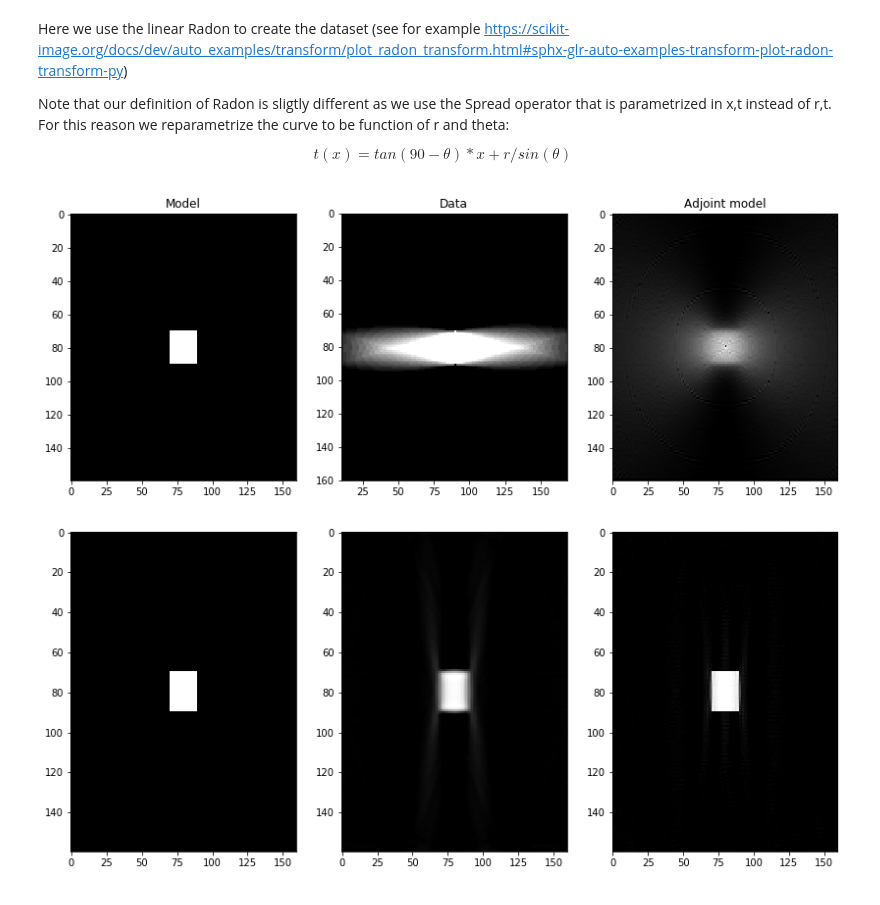
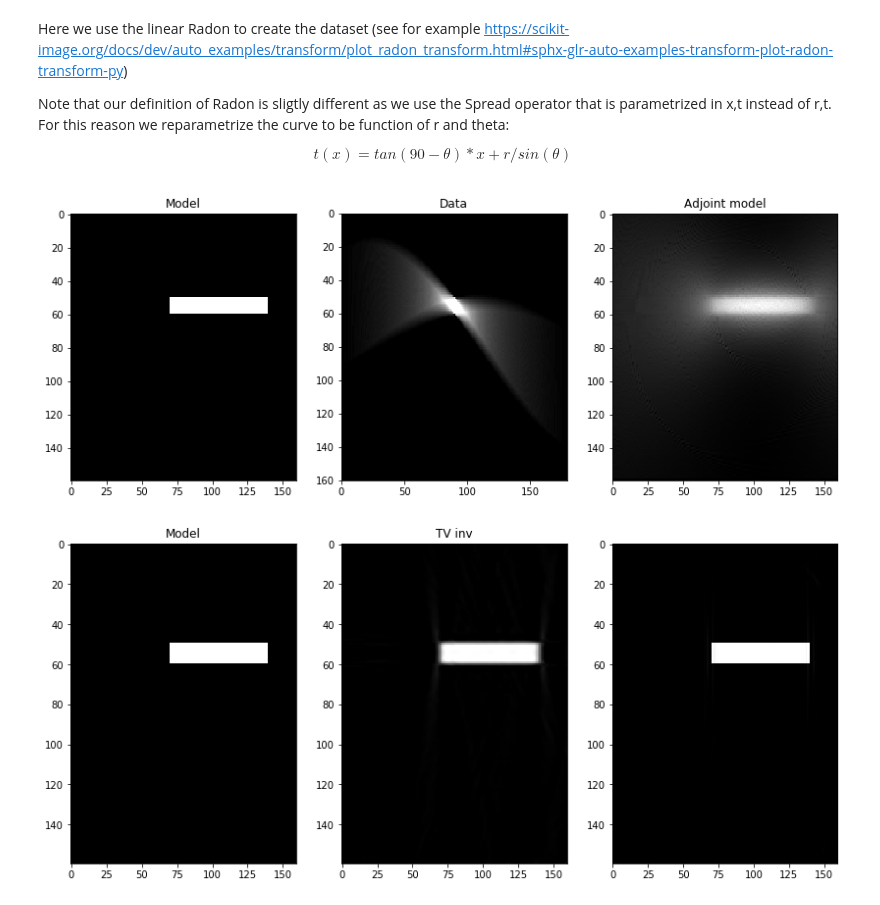
Before and after one commit to PyLops/pylops_notebooks, a Jupyter notebook: developement/TVreg.ipynb, the cells around one changed output. Drawn from its saved outputs; the diff is of its cells as text; code cells hidden in the pictures.

```diff
--- a/developement/TVreg.ipynb
+++ b/developement/TVreg.ipynb
@@ -552,29 +552,34 @@ def create_table(f, x, taxis, thetaaxis, nx, nt, ntheta):
             table[itheta, it, xscan] = tscan
     return table
 # %%
+ny, nx = 160, 160
+image = np.zeros((ny, nx))
+image[50:60, 70:140] = 1
+
+theta = np.linspace(0., 180., 200, endpoint=False)
 table = create_table(radoncurve, np.arange(nx) - nx//2, np.arange(nx) - nx//2,
-                     theta, nx, nt, theta.size)
+                     theta, ny, nx, theta.size)
 RLop = pylops.Spread((theta.size, nx), (ny, nx), table=table, engine='numba')
 
 y = RLop.H*image.T.ravel()
 y = y.reshape(theta.size, nx).T
 
 # Filtered back-projection
 imrec = RLop*y.T.ravel()
 imrec = imrec.reshape(nx, ny).T
 
 fig, axs = plt.subplots(1, 3, figsize=(14, 5))
 axs[0].imshow(image, vmin=0, vmax=1, cmap='gray')
 axs[0].set_title('Model')
 axs[0].axis('tight')
 axs[1].imshow(y, extent=(theta[0], theta[-1], ny, 0), cmap='gray')
 axs[1].set_title('Data')
 axs[1].axis('tight')
 axs[2].imshow(imrec, cmap='gray')
 axs[2].set_title('Adjoint model')
 axs[2].axis('tight');
 # %% [output]
-[figure, old version]
+[figure, new version]
 # %%
 Dop = [FirstDerivative(ny*nx, dims=(ny, nx), dir=0, edge=True, dtype=np.float),
        FirstDerivative(ny*nx, dims=(ny, nx), dir=1, edge=True, dtype=np.float)]
@@ -599,10 +604,13 @@ xinv = np.real(xinv.reshape(nx, ny)).T
 fig, axs = plt.subplots(1, 3, figsize=(14, 6))
 axs[0].imshow(image, vmin=0, vmax=1, cmap='gray')
 axs[0].axis('tight')
+axs[0].set_title('Model')
 axs[1].imshow(xinv_sm, vmin=0, vmax=1, cmap='gray')
 axs[1].axis('tight')
+axs[1].set_title('LS inv')
 axs[2].imshow(xinv, vmin=0, vmax=1, cmap='gray')
-axs[2].axis('tight');
+axs[2].axis('tight')
+axs[1].set_title('TV inv');
 # %% [output]
-[figure, old version]
+[figure, new version]
 # %%
```
Also changed, not shown: parts of 8 cells of this notebook.
